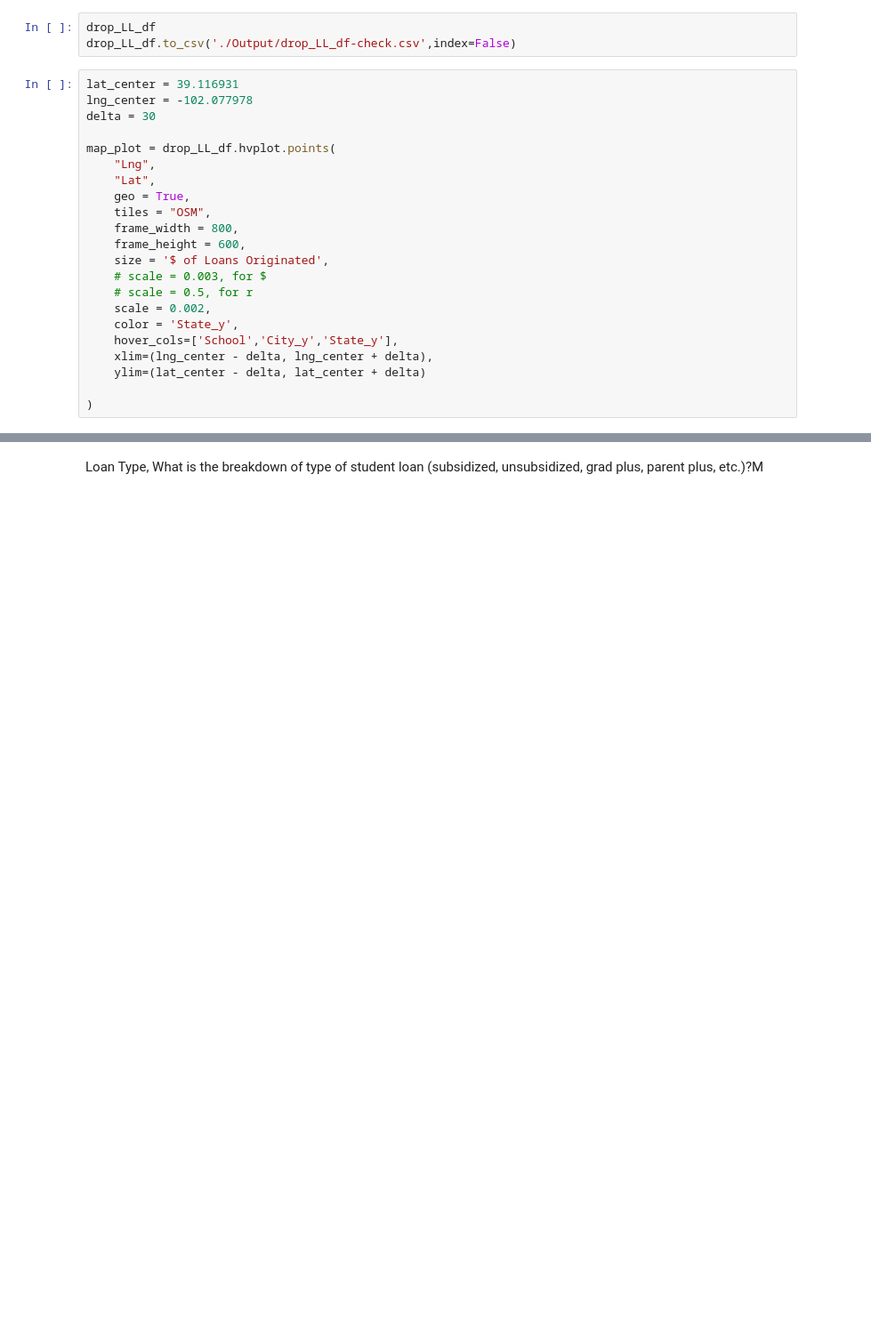
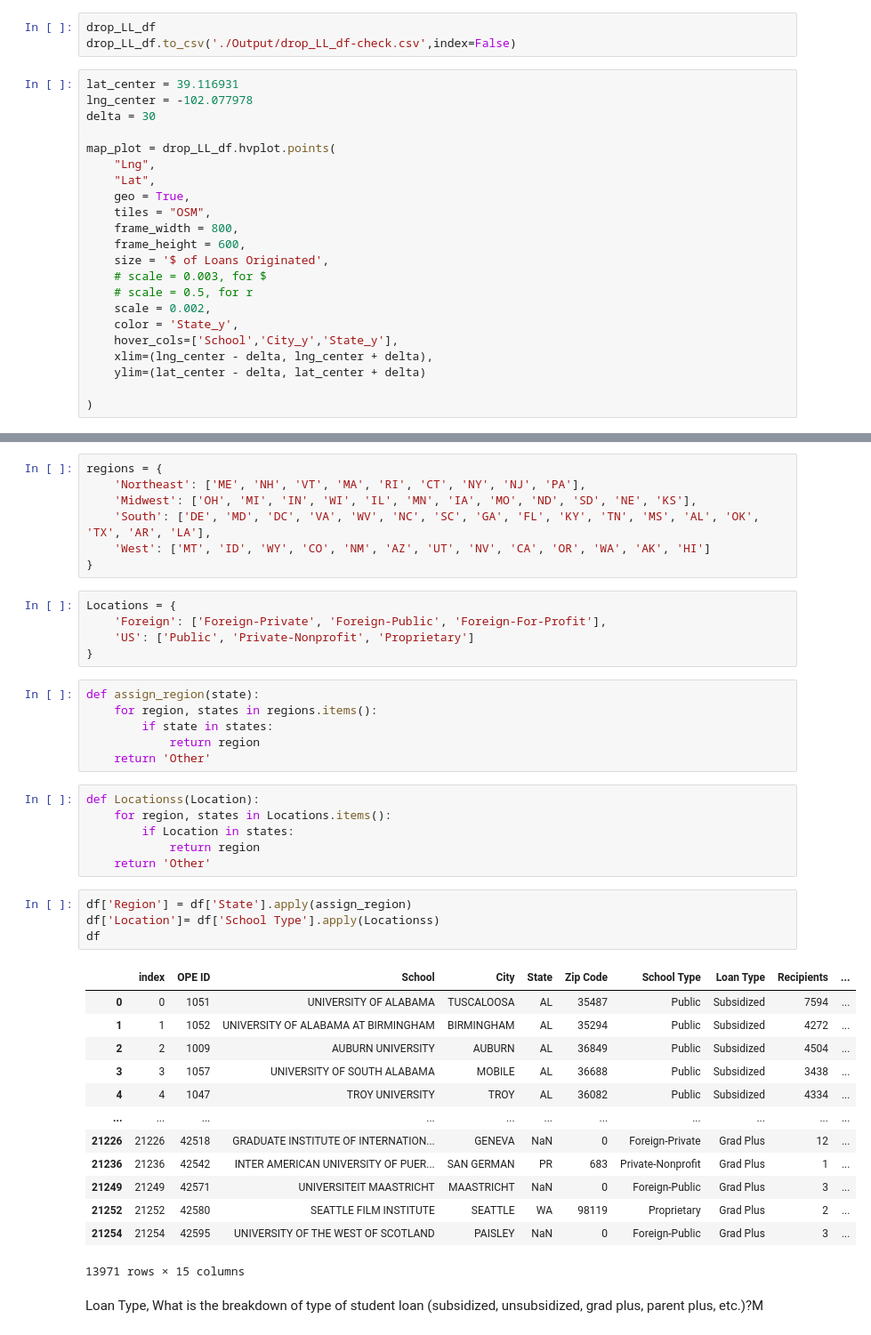
Before and after one commit to wemlaztdj/Demo_p1, a Jupyter notebook: main - TC.ipynb, the cells around one changed output, grey strips where cells are left out. Shown at 89% size. Saved outputs shown, nothing was run; the diff lists cells and outputs as text; blank space fills up the shorter version.

Commit message:
add region and location

```diff
--- a/main - TC.ipynb
+++ b/main - TC.ipynb
@@ -230,3 +234,45 @@ WARNING:bokeh.core.validation.check:W-1005 (FIXED_SIZING_MODE): 'fixed' sizing m
+# %%
+regions = {
+    'Northeast': ['ME', 'NH', 'VT', 'MA', 'RI', 'CT', 'NY', 'NJ', 'PA'],
+    'Midwest': ['OH', 'MI', 'IN', 'WI', 'IL', 'MN', 'IA', 'MO', 'ND', 'SD', 'NE', 'KS'],
+    'South': ['DE', 'MD', 'DC', 'VA', 'WV', 'NC', 'SC', 'GA', 'FL', 'KY', 'TN', 'MS', 'AL', 'OK', 'TX', 'AR', 'LA'],
+    'West': ['MT', 'ID', 'WY', 'CO', 'NM', 'AZ', 'UT', 'NV', 'CA', 'OR', 'WA', 'AK', 'HI']
+}
+# %%
+Locations = {
+    'Foreign': ['Foreign-Private', 'Foreign-Public', 'Foreign-For-Profit'],
+    'US': ['Public', 'Private-Nonprofit', 'Proprietary']
+}
+# %%
+def assign_region(state):
+    for region, states in regions.items():
+        if state in states:
+            return region
+    return 'Other'
+# %%
+def Locationss(Location):
+    for region, states in Locations.items():
+        if Location in states:
+            return region
+    return 'Other'
+# %%
+df['Region'] = df['State'].apply(assign_region)
+df['Location']= df['School Type'].apply(Locationss)
+df
+# %% [output]
+|  | index | OPE ID | School | City | State | Zip Code | School Type | Loan Type | Recipients | ... |
+| 0 | 0 | 1051 | UNIVERSITY OF ALABAMA | TUSCALOOSA | AL | 35487 | Public | Subsidized | 7594 | ... |
+| 1 | 1 | 1052 | UNIVERSITY OF ALABAMA AT BIRMINGHAM | BIRMINGHAM | AL | 35294 | Public | Subsidized | 4272 | ... |
+| 2 | 2 | 1009 | AUBURN UNIVERSITY | AUBURN | AL | 36849 | Public | Subsidized | 4504 | ... |
+| 3 | 3 | 1057 | UNIVERSITY OF SOUTH ALABAMA | MOBILE | AL | 36688 | Public | Subsidized | 3438 | ... |
+| 4 | 4 | 1047 | TROY UNIVERSITY | TROY | AL | 36082 | Public | Subsidized | 4334 | ... |
+| ... | ... | ... | ... | ... | ... | ... | ... | ... | ... | ... |
+| 21226 | 21226 | 42518 | GRADUATE INSTITUTE OF INTERNATION... | GENEVA | NaN | 0 | Foreign-Private | Grad Plus | 12 | ... |
+| 21236 | 21236 | 42542 | INTER AMERICAN UNIVERSITY OF PUER... | SAN GERMAN | PR | 683 | Private-Nonprofit | Grad Plus | 1 | ... |
+| 21249 | 21249 | 42571 | UNIVERSITEIT MAASTRICHT | MAASTRICHT | NaN | 0 | Foreign-Public | Grad Plus | 3 | ... |
+| 21252 | 21252 | 42580 | SEATTLE FILM INSTITUTE | SEATTLE | WA | 98119 | Proprietary | Grad Plus | 2 | ... |
+| 21254 | 21254 | 42595 | UNIVERSITY OF THE WEST OF SCOTLAND | PAISLEY | NaN | 0 | Foreign-Public | Grad Plus | 3 | ... |
+13971 rows × 15 columns
 # %% [markdown]
 Loan Type, What is the breakdown of type of student loan  (subsidized, unsubsidized, grad plus, parent plus, etc.)?M
 # %% [markdown]
```
Also changed, not shown: parts of 7 cells of this notebook.
